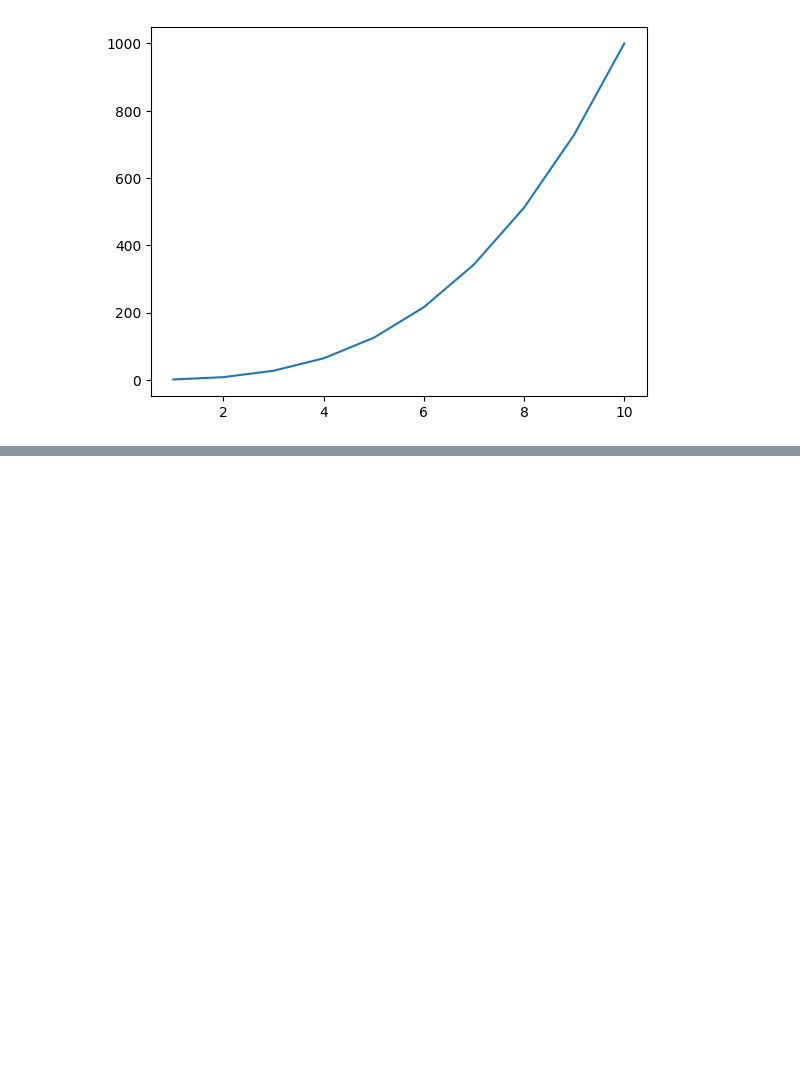
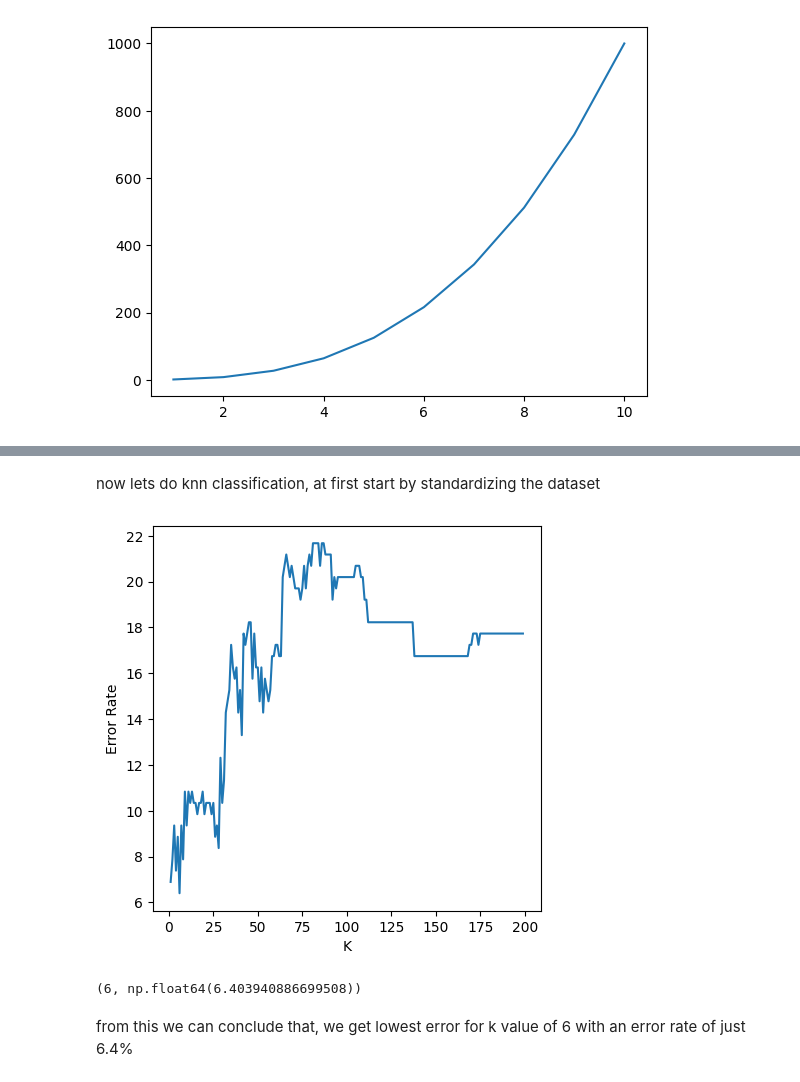
Before and after one commit to sandeshach987/ISLP, a Jupyter notebook: Chapter_4/exercise_4.ipynb, the cells around one changed output, grey strips where cells are left out. Saved outputs shown, nothing was run; the diff lists cells and outputs as text; code cells hidden in the pictures; blank space fills up the shorter version.

```diff
--- a/Chapter_4/exercise_4.ipynb
+++ b/Chapter_4/exercise_4.ipynb
@@ -597,0 +641,4 @@ PlotPower(np.arange(1,11), 3)
+# %%
+x = boston[['tax', 'rad', 'dis', 'age', 'nox', 'indus']]
+y = boston['crim01']
+fit_and_error(x, y);
@@ -597,0 +671,31 @@ PlotPower(np.arange(1,11), 3)
+# %% [markdown]
+now lets do knn classification, at first start by standardizing the dataset
+# %%
+scaler = StandardScaler()
+x_std = scaler.fit_transform(x)
+x_std = pd.DataFrame(x_std, columns=x.columns)
+# %%
+x_train_std, x_test_std, y_train_std, y_test_std = train_test_split(x_std, y, test_size=0.4, random_state=1)
+# %%
+error_rate = {}
+for k in range (1, 200):
+    knn = KNN(n_neighbors=k)
+    model = knn.fit(x_train_std, y_train_std)
+    prediction = model.predict(x_test_std)
+    c = confusion_table(prediction, y_test_std)
+    error = ((c.iloc[0,1]+c.iloc[1,0])/(c.sum().sum()))*100
+    error_rate[k] = error
+# %%
+fig, ax = subplots(figsize=(5,5))
+ax.plot(error_rate.keys(), error_rate.values())
+ax.set_xlabel('K')
+ax.set_ylabel('Error Rate')
+plt.show()
+# %% [output]
+[figure, added]
+# %%
+min(error_rate.items(), key=lambda x: x[1])
+# %% [output]
+(6, np.float64(6.403940886699508))
+# %% [markdown]
+from this we can conclude that, we get lowest error for k value of 6 with an error rate of just 6.4%
```
Also changed, not shown: parts of 8 cells of this notebook.
